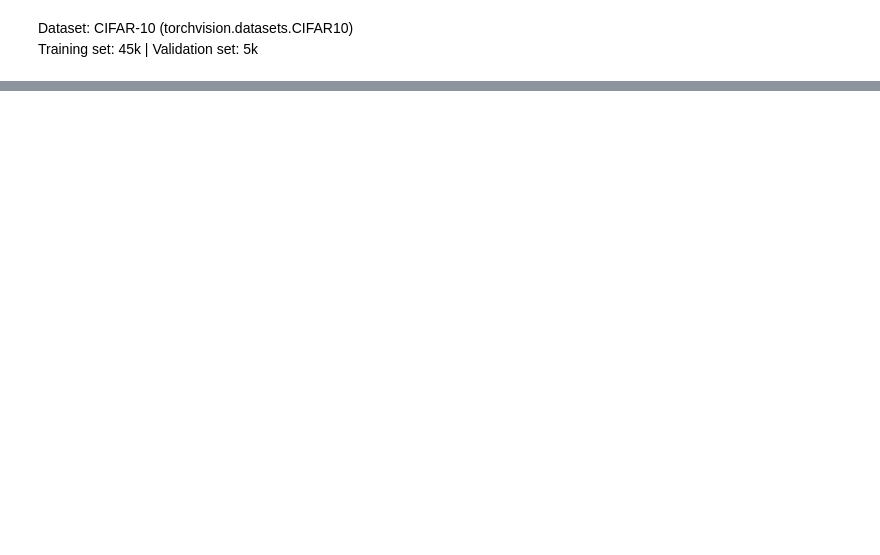
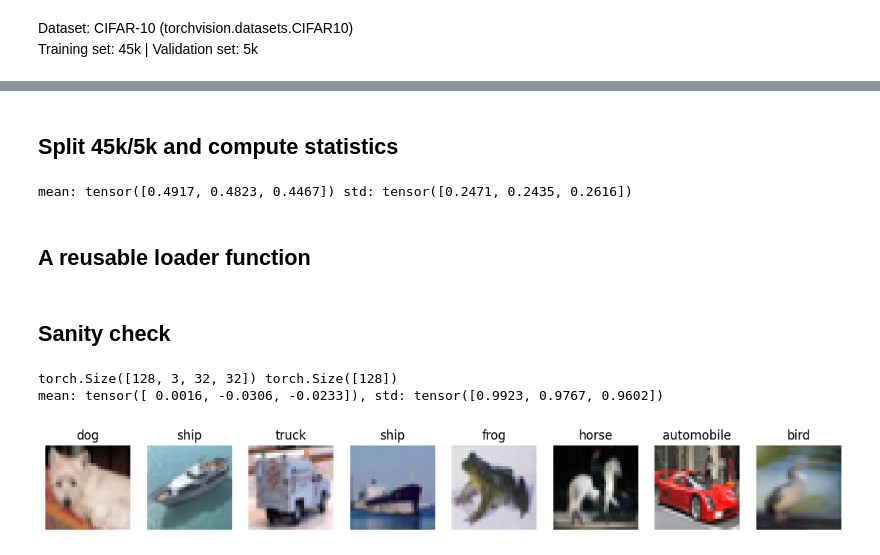
Before and after one commit to isurika23/EN4554_Deep-Learning-for-Vision, a Jupyter notebook: EN4554_Assignment02_CNN/EN4554_Assignment02_CNN.ipynb, the cells around one changed output, grey strips where cells are left out. Saved outputs shown, nothing was run; the diff lists cells and outputs as text; code cells hidden in the pictures; blank space fills up the shorter version.

Commit message:
Complete setup - dataset and results are saved in the Google Drive

```diff
--- a/EN4554_Assignment02_CNN/EN4554_Assignment02_CNN.ipynb
+++ b/EN4554_Assignment02_CNN/EN4554_Assignment02_CNN.ipynb
@@ -24,0 +31,5 @@ cuda
+# %%
+from google.colab import drive
+drive.mount('/content/drive')
+PROJECT_DIR = '/content/drive/MyDrive/EN4554_A2'
+NUM_WORKERS = 2
@@ -24,0 +43,6 @@ cuda
+# %%
+DATA_ROOT   = os.path.join(PROJECT_DIR, 'data')
+RESULTS_DIR = os.path.join(PROJECT_DIR, 'results')   # save losses/accuracies here later
+os.makedirs(DATA_ROOT, exist_ok=True)
+os.makedirs(RESULTS_DIR, exist_ok=True)
+print("Data:", DATA_ROOT, "| Results:", RESULTS_DIR)
@@ -28,5 +56,7 @@ Training set: 45k | Validation set: 5k
 # %%
-raw = torchvision.datasets.CIFAR10('./data', train=True, download=True)
+raw = torchvision.datasets.CIFAR10(DATA_ROOT, train=True, download=True)
+# %% [markdown]
+## Split 45k/5k and compute statistics
 # %%
 g = torch.Generator().manual_seed(42)
 perm = torch.randperm(50000, generator=g)
@@ -38,17 +68,39 @@ x = torch.tensor(raw.data[train_idx]).float() / 255.0   # shape (45000, 32, 32,
 mean = x.mean(dim=(0, 1, 2))
 std  = x.std(dim=(0, 1, 2))
 print("mean:", mean, "std:", std)
+# %% [output]
+mean: tensor([0.4917, 0.4823, 0.4467]) std: tensor([0.2471, 0.2435, 0.2616])
+# %% [markdown]
+## A reusable loader function
 # %%
 normalize = T.Normalize(mean.tolist(), std.tolist())
 base_tf = T.Compose([T.ToTensor(), normalize])
 
 def get_loaders(train_tf=base_tf, batch_size=128, n_train=None):
     # Two dataset objects, so augmentation applies to train only, never to val
-    train_set = torchvision.datasets.CIFAR10('./data', train=True, transform=train_tf)
-    val_set   = torchvision.datasets.CIFAR10('./data', train=True, transform=base_tf)
+    train_set = torchvision.datasets.CIFAR10(DATA_ROOT, train=True, transform=train_tf)
+    val_set   = torchvision.datasets.CIFAR10(DATA_ROOT, train=True, transform=base_tf)
     idx = train_idx if n_train is None else train_idx[:n_train]
     train_loader = DataLoader(Subset(train_set, idx), batch_size=batch_size, shuffle=True,
-                              num_workers=2, generator=torch.Generator().manual_seed(42))
+                              num_workers=NUM_WORKERS, generator=torch.Generator().manual_seed(42))
     val_loader = DataLoader(Subset(val_set, val_idx), batch_size=512,
-                            shuffle=False, num_workers=2)
+                            shuffle=False, num_workers=NUM_WORKERS)
     return train_loader, val_loader
+# %% [markdown]
+## Sanity check
+# %%
+train_loader, val_loader = get_loaders()
+xb, yb = next(iter(train_loader))
+print(xb.shape, yb.shape)                         # expect [128, 3, 32, 32] and [128]
+print(f'mean: {xb.mean(dim=(0, 2, 3))}, std: {xb.std(dim=(0, 2, 3))}')  # should be close to 0 and 1
+
+classes = raw.classes
+imgs = xb[:8] * std.view(3, 1, 1) + mean.view(3, 1, 1)   # undo normalization for display
+fig, axes = plt.subplots(1, 8, figsize=(14, 2))
+for ax, img, lbl in zip(axes, imgs, yb[:8]):
+    ax.imshow(img.permute(1, 2, 0).clamp(0, 1)); ax.set_title(classes[lbl]); ax.axis('off')
+plt.show()
+# %% [output]
+torch.Size([128, 3, 32, 32]) torch.Size([128])
+mean: tensor([ 0.0016, -0.0306, -0.0233]), std: tensor([0.9923, 0.9767, 0.9602])
+[figure, added]
```
Also changed, not shown: parts of 9 cells of this notebook.
